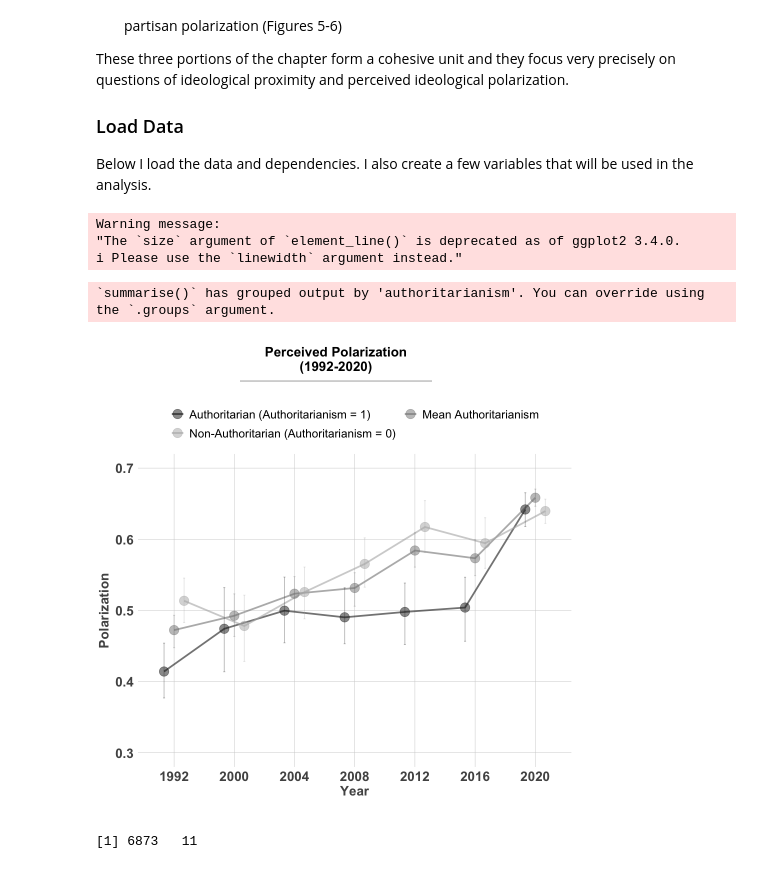
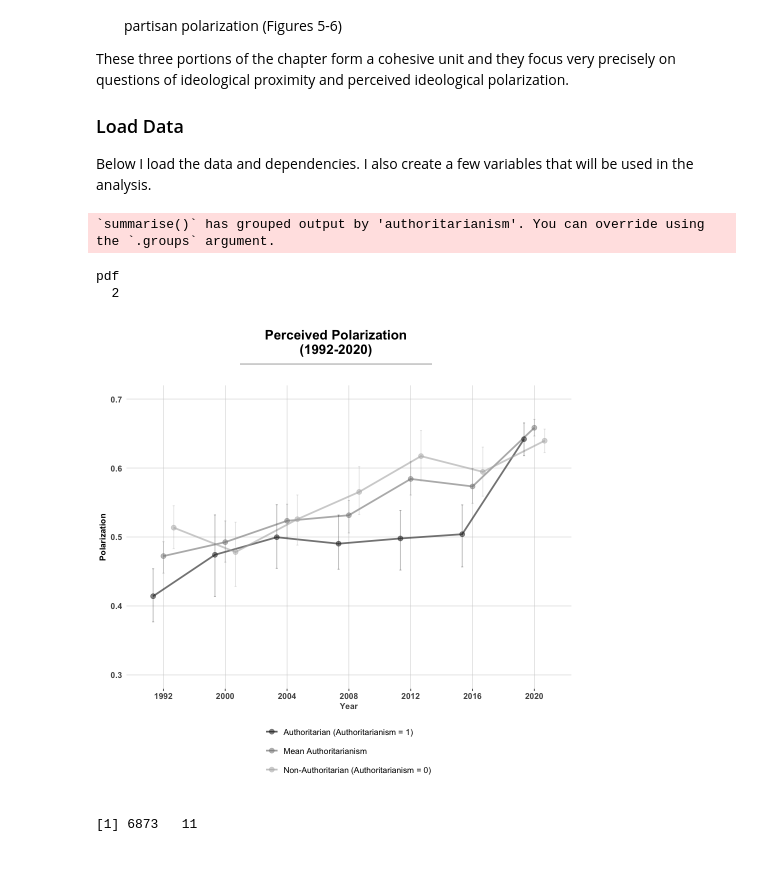
Before and after one commit to crweber9874/authoritarianism_uspolitics, a Jupyter notebook: Chapter Analysis/Chapter 8 Analysis/post_process.ipynb, the cells around one changed output. Drawn from its saved outputs; the diff is of its cells as text; code cells hidden in the pictures.

```diff
--- a/Chapter Analysis/Chapter 8 Analysis/post_process.ipynb
+++ b/Chapter Analysis/Chapter 8 Analysis/post_process.ipynb
@@ -13,38 +13,3 @@ These three portions of the chapter form a cohesive unit and they focus very pre
 ### Load Data
 
 Below I load the data and dependencies. I also create a few variables that will be used in the analysis.
-# %%
-rm(list = ls())
-library(brms)
-library(modelr)
-library(dplyr)
-library(modelr)
-library(tidybayes)
-library(haven)
-library(ggplot2)
-library(dplyr)
-library(cowplot)
-
-load ("~/ch8models..rda")
-load("~/spatialModel.rda")
-source("functions/common_functions.r")
-
-# Update ggplot persistent theme
-
-ggtheme <- theme(
-  plot.title = element_text(face = "bold", hjust = 0, vjust = 0, colour = "#3C3C3C", size = 20),
-  axis.text.x = element_text(size = 16, colour = "#535353", face = "bold"),
-  axis.text.y = element_text(size = 16, colour = "#535353", face = "bold"),
-  axis.title = element_text(size = 16, colour = "#535353", face = "bold"),
-  axis.title.y = element_text(size = 16, colour = "#535353", face = "bold", vjust = 1.5),
-  axis.ticks = element_blank(),
-  strip.text.x = element_text(size = 16),
-  panel.grid.major = element_line(colour = "#D0D0D0", size = .25),
-  panel.background = element_rect(fill = "white"),
-  legend.text = element_text(size = 14),
-  legend.title = element_text(size = 16)
-)
-# %% [output]
-Warning message:
-"The `size` argument of `element_line()` is deprecated as of ggplot2 3.4.0.
-i Please use the `linewidth` argument instead."
@@ -85,7 +70,7 @@ rbind(average_data, disagg_data) %>%
   ggplot(aes(color = authoritarianism, x = factor(year), y = med, ymin = min, ymax = max, group = authoritarianism)) +
   # facet_wrap(~ authoritarianism, ncol =1) +
   geom_line(size = 1, alpha = 0.60, position = position_dodge(width = 0.5)) +
-  geom_point(size = 5, alpha = 0.50, position = position_dodge(width = 0.5)) +
+  geom_point(size = 2.5, alpha = 0.50, position = position_dodge(width = 0.5)) +
   geom_errorbar(width = 0.10, alpha = 0.3, position = position_dodge(width = 0.5)) +
   #Change legend
   ggtitle("") +
@@ -102,39 +87,44 @@ rbind(average_data, disagg_data) %>%
   theme(plot.title = element_text(size = 16, lineheight = 0.9)) +
   # Change the colors to gradations of grey
   scale_color_grey(start = 0.1, end = 0.7) +
-  theme(legend.position = "top")  +
+  theme(legend.position = "bottom")  +
   # remove legend title
   theme(legend.title = element_blank()) +
-   guides(color = guide_legend(nrow = 2, byrow = TRUE)) -> p1
+   guides(color = guide_legend(nrow = 3, byrow = TRUE)) -> p1
 
 
 # Combine the plots
 combined_plot <- plot_grid(p1, NULL, ncol = 1, rel_heights = c(1.5, 0.05, 0.8))
 
 # Add a horizontal line between the plots
 combined_plot <- ggdraw(combined_plot) +
   draw_line(x = c(0.3, 0.7), y = c(0.999, 0.999), color = "lightgrey", size = 1)
 
 # Add Caption to Combined Plot
 caption_text <- "Note.: Predictive and Marginal Effects of Authoritarianism on Republican Vote."
 
 # Add the main title
 main_title <- ggdraw() +
   draw_label("Perceived Polarization\n(1992-2020)", fontface = "bold", size = 16, x = 0.5, y = 0.5, hjust = 0.5)
 
 # Combine the main title, combined plot, and caption
 final_plot <- plot_grid(main_title, combined_plot,
   ncol = 1,
   rel_heights = c(0.1, 1)
 )
 
 
 options(repr.plot.width = 8, repr.plot.height = 8)
 final_plot
+png("/Users/Chris/Dropbox/github_repos/Authoritarianism_book/authoritarianism_uspolitics/images/f8.1.png", width = 4, height = 6, units = "in", res = 400)
+print(final_plot)
+dev.off()
 # %% [output]
 `summarise()` has grouped output by 'authoritarianism'. You can override using
 the `.groups` argument.
+pdf
+  2
-[figure, old version]
+[figure, new version]
 # %%
 ch8models[["polarization"]]$data %>% dim()
 # %% [output]
```
Also changed, not shown: parts of 10 cells of this notebook, 30 other files.
